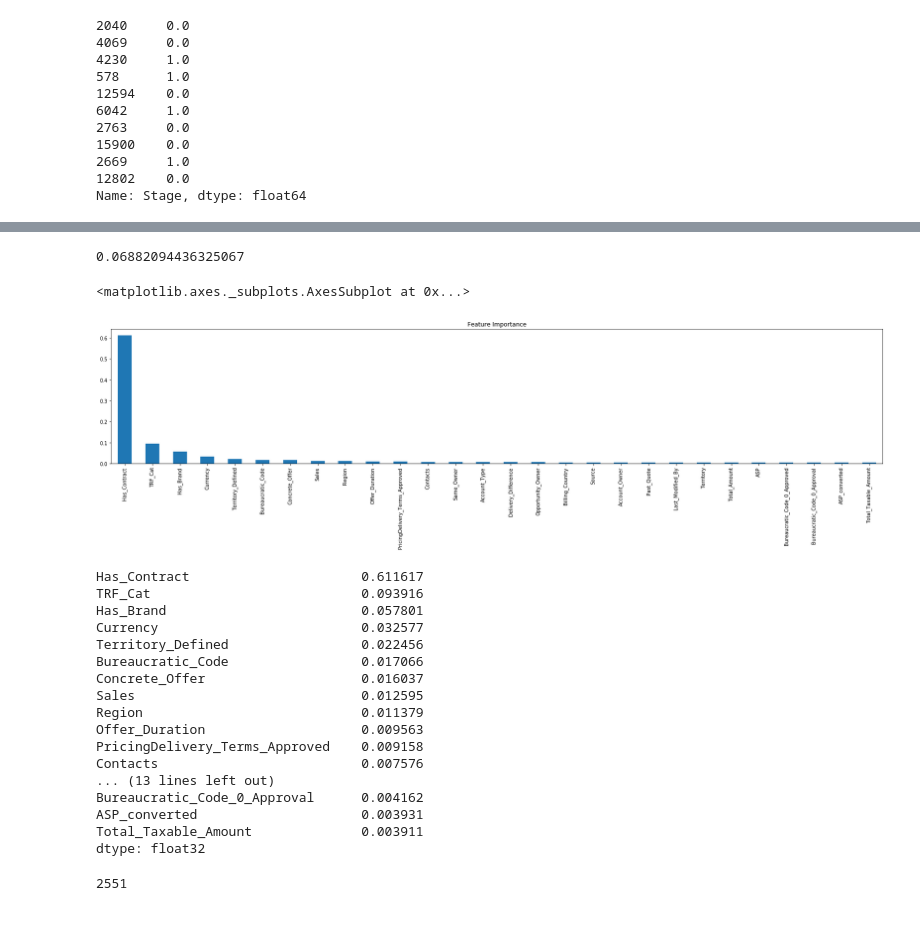
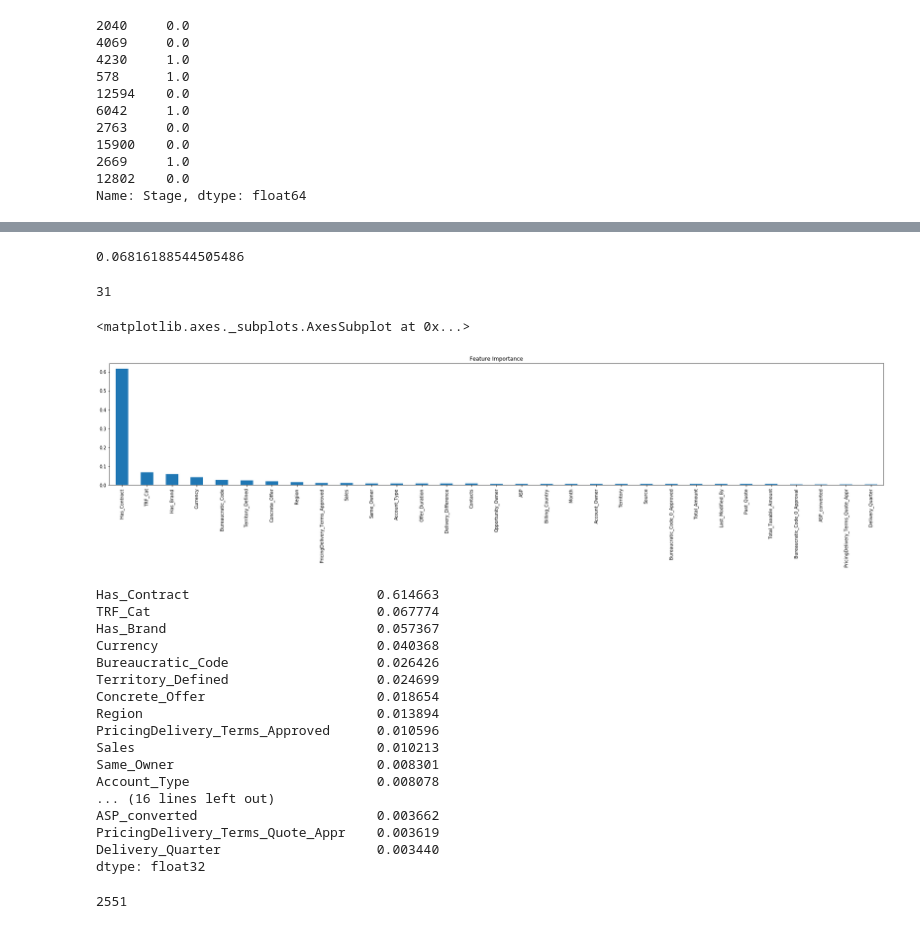
Before and after one commit to eugenusb/Alix2020, a Jupyter notebook: xgbfabri.ipynb, the cells around one changed output, grey strips where cells are left out. Saved outputs shown, nothing was run; the diff lists cells and outputs as text; code cells hidden in the pictures.

```diff
--- a/xgbfabri.ipynb
+++ b/xgbfabri.ipynb
@@ -42,7 +42,7 @@ def preprocess(data, ada = False):
     data["Same_Owner"] = (data.Opportunity_Owner == data.Account_Owner) & (data.Opportunity_Owner == data.Last_Modified_By)
     data["Has_Brand"] = data.Brand != "None"
     data["Has_Contract"] = data.Sales_Contract_No != "None"
-    data["Different_Country"] = (data.Billing_Country != data.Territory) & (data.Territory != "None")
+    #data["Different_Country"] = (data.Billing_Country != data.Territory) & (data.Territory != "None")
     data.loc[data.TRF == 0, "TRF_Cat"] = 0
     data.loc[(1 <= data.TRF) & (data.TRF <= 7), "TRF_Cat"] = 1
     data.loc[data.TRF > 7, "TRF_Cat"] = 2
@@ -55,7 +55,7 @@ def preprocess(data, ada = False):
 
     data["Territory_Defined"] = data.Territory != "None"
     data["Past_Quote"] = (data["Last_Modified_Date"] - data["Quote_Expiry_Date"]).dt.days
-    data["Month"] = data.Month.str[-2:].astype(int)
+    #data["Month"] = data.Month.str[-2:].astype(int)
 
     # casteo a categoricas varias columnas
     categorical = [x for x in data.columns if data[x].dtype == "object"]
@@ -133,7 +133,7 @@ XGBClassifier(base_score=0.5, booster='gbtree', colsample_bylevel=0.8,
        reg_lambda=1, scale_pos_weight=0.69, seed=None, silent=True,
        subsample=0.8)
 # %%
-y_pred = model.predict_proba(x_test.drop(target, axis=1))
+res = model.predict_proba(x_test.drop(target, axis=1))[:,1]
 # %%
 x_test.Stage.head(10)
 # %% [output]
@@ -148,5 +148,6 @@ x_test.Stage.head(10)
 2669     1.0
 12802    0.0
 Name: Stage, dtype: float64
-# %%
-res = y_pred[:,1]
+# %%
+for x in res[:10]:
+    print("{:f}".format(x))
@@ -158,35 +170,37 @@ answer = x_test_pred.groupby("Opportunity_ID")["Stage","Prediction"].mean()
 # %%
 log_loss(answer["Stage"], answer["Prediction"])
 # %% [output]
-0.06882094436325067
+0.06816188544505486
 # %%
 predictors = [x for x in x_train.drop(target, axis = 1).columns]
+print len(predictors)
 feat_imp = pd.Series(model.feature_importances_, predictors).sort_values(ascending = False)
-feat_imp = feat_imp[0:28]
-plt.rcParams['figure.figsize'] = 28, 5
+feat_imp = feat_imp[0:31]
+plt.rcParams['figure.figsize'] = 31, 5
 feat_imp.plot(kind = 'bar', title = 'Feature Importance')
 # %% [output]
-<matplotlib.axes._subplots.AxesSubplot at 0x...>
+31
+<matplotlib.axes._subplots.AxesSubplot at 0x...>
-[figure, old version]
+[figure, new version]
 # %%
 print feat_imp
 # %% [output]
-Has_Contract                      0.611617
-TRF_Cat                           0.093916
-Has_Brand                         0.057801
-Currency                          0.032577
-Territory_Defined                 0.022456
-Bureaucratic_Code                 0.017066
-Concrete_Offer                    0.016037
-Sales                             0.012595
-Region                            0.011379
-Offer_Duration                    0.009563
-PricingDelivery_Terms_Approved    0.009158
-Contacts                          0.007576
-... (13 lines left out)
-Bureaucratic_Code_0_Approval      0.004162
-ASP_converted                     0.003931
-Total_Taxable_Amount              0.003911
+Has_Contract                        0.614663
+TRF_Cat                             0.067774
+Has_Brand                           0.057367
+Currency                            0.040368
+Bureaucratic_Code                   0.026426
+Territory_Defined                   0.024699
+Concrete_Offer                      0.018654
+Region                              0.013894
+PricingDelivery_Terms_Approved      0.010596
+Sales                               0.010213
+Same_Owner                          0.008301
+Account_Type                        0.008078
+... (16 lines left out)
+ASP_converted                       0.003662
+PricingDelivery_Terms_Quote_Appr    0.003619
+Delivery_Quarter                    0.003440
 dtype: float32
 # %%
 vali = pd.read_csv("Validacion_ECI_2020.csv")
```
Also changed, not shown: parts of 3 cells of this notebook, 2 other files.
